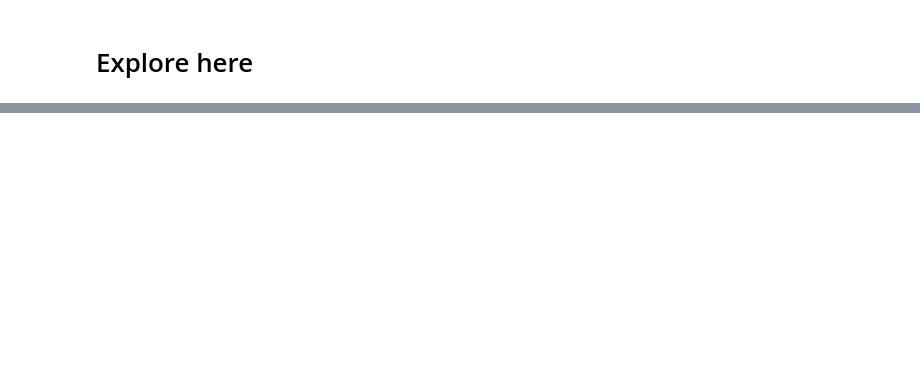
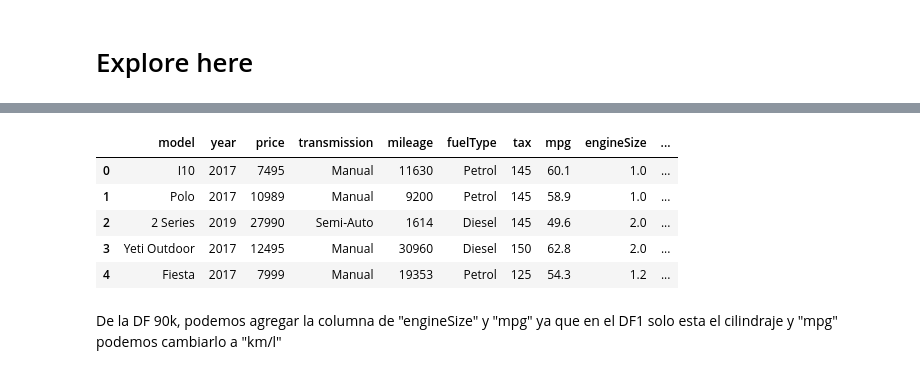
Before and after one commit to jayc888/Prueba_carros_usados_dataset_local, a Jupyter notebook: src/explore.ipynb, the cells around one changed output, grey strips where cells are left out. Cells and saved outputs as stored; diff of their text form; code cells hidden in the pictures; blank space fills up the shorter version.

```diff
--- a/src/explore.ipynb
+++ b/src/explore.ipynb
@@ -16,0 +7,11 @@ df.head()
+# %%
+#Cargar datos
+
+#Dataset grande 1
+df=pd.read_csv('../data/vehicles.csv')
+
+#Dataset datos Ecuador - ignorar Ecuador
+#df_ec=pd.read_csv('../data/patiotuerca2023-02-10.csv')
+
+#Dataset 90000 cars
+df_90k=pd.read_csv('../data/CarsData.csv')
@@ -16,0 +105,11 @@ df.head()
+# %%
+df_90k.head()
+# %% [output]
+|  | model | year | price | transmission | mileage | fuelType | tax | mpg | engineSize | ... |
+| 0 | I10 | 2017 | 7495 | Manual | 11630 | Petrol | 145 | 60.1 | 1.0 | ... |
+| 1 | Polo | 2017 | 10989 | Manual | 9200 | Petrol | 145 | 58.9 | 1.0 | ... |
+| 2 | 2 Series | 2019 | 27990 | Semi-Auto | 1614 | Diesel | 145 | 49.6 | 2.0 | ... |
+| 3 | Yeti Outdoor | 2017 | 12495 | Manual | 30960 | Diesel | 150 | 62.8 | 2.0 | ... |
+| 4 | Fiesta | 2017 | 7999 | Manual | 19353 | Petrol | 125 | 54.3 | 1.2 | ... |
+# %% [markdown]
+De la DF 90k, podemos agregar la columna de "engineSize" y "mpg" ya que en el DF1 solo esta el cilindraje y "mpg" podemos cambiarlo a "km/l"
```
Also changed, not shown: parts of 13 cells of this notebook.
